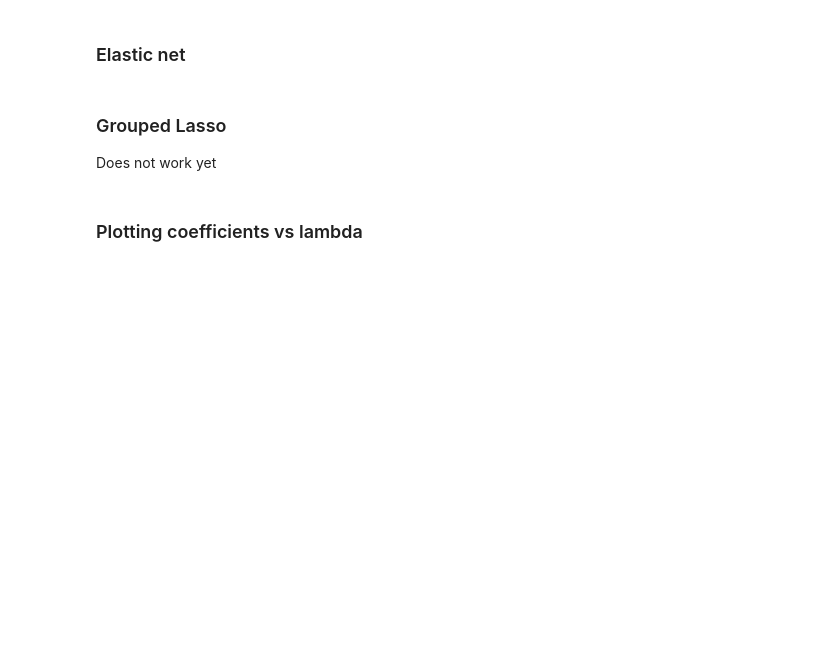
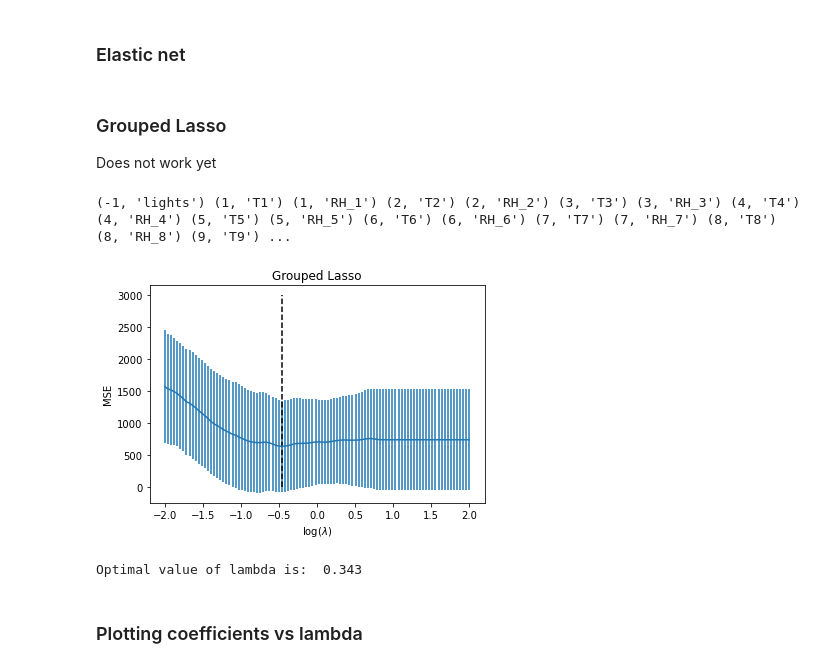
Before and after one commit to sroet/MA8701, a Jupyter notebook: Energy_house.ipynb, the cells around one changed output. Saved outputs shown, nothing was run; the diff lists cells and outputs as text; code cells hidden in the pictures; blank space fills up the shorter version.

```diff
--- a/Energy_house.ipynb
+++ b/Energy_house.ipynb
@@ -205,3 +188,53 @@ for i in range(n_alpha):
+# %%
+from sklearn.model_selection import cross_val_score
+beta_glasso = np.zeros((X.shape[1],n_alpha))
+#group_keys= {"T":-1,
+#            "RH":-1,
+#            "":-1}
+group_keys= {"T":1,
+            "RH":2,
+            "":-1}
+
+groups = []
+for var_name in df_train.columns[1:]:
+    for key, value in group_keys.items():
+        if key in var_name:
+            groups.append(value)
+            break
+# Group the rooms, and outside together
+groups=[-1, 1, 1, 2, 2, 3, 3, 4, 4, 5, 5, 6, 6, 7, 7, 8, 8, 9, 9, 10, 10, 10, 10, 10, 10, -1, -1]
+print(*zip(groups, df_train.columns[1:]))
+cv_outs = []
+min_cv = np.inf
+group_reg = 0.05
+for i in range(n_alpha):
+    reg = GroupLasso(
+    groups=groups,
+    group_reg=group_reg*alpha_vals[i],#alpha_vals[i],
+    l1_reg=(1-group_reg)*alpha_vals[i],
+    frobenius_lipschitz=True,
+    #scale_reg="inverse_group_size",
+    #scale_reg="inverse_group_size",
+    subsampling_scheme=1,
+    fit_intercept=False,
+    random_state=0,
+    supress_warning=True,
+    n_iter=10000,
+    tol=0.0001,
+    )
+    cv_out = cross_val_score(reg, X, y, cv=10, scoring='neg_mean_squared_error')
+    cv_outs.append(cv_out)
+    reg.fit(X, y)
+    beta_glasso[:,i] = reg.coef_.reshape(-1,)
+    #print(f"mean {cv_out.mean()}, stdev {cv_out.std()}")
+    if -cv_out.mean() < min_cv:
+        min_cv = -cv_out.mean()
+        gl_min_alpha = alpha_vals[i]
+plot_CV_MSE(alpha_vals, -np.array(cv_outs), gl_min_alpha, 'Grouped Lasso')
+# %% [output]
+(-1, 'lights') (1, 'T1') (1, 'RH_1') (2, 'T2') (2, 'RH_2') (3, 'T3') (3, 'RH_3') (4, 'T4') (4, 'RH_4') (5, 'T5') (5, 'RH_5') (6, 'T6') (6, 'RH_6') (7, 'T7') (7, 'RH_7') (8, 'T8') (8, 'RH_8') (9, 'T9') ...
+[figure, added]
+Optimal value of lambda is:  0.343
 # %% [markdown]
 ### Plotting coefficients vs lambda
 # %%
```
Also changed, not shown: parts of 13 cells of this notebook.
